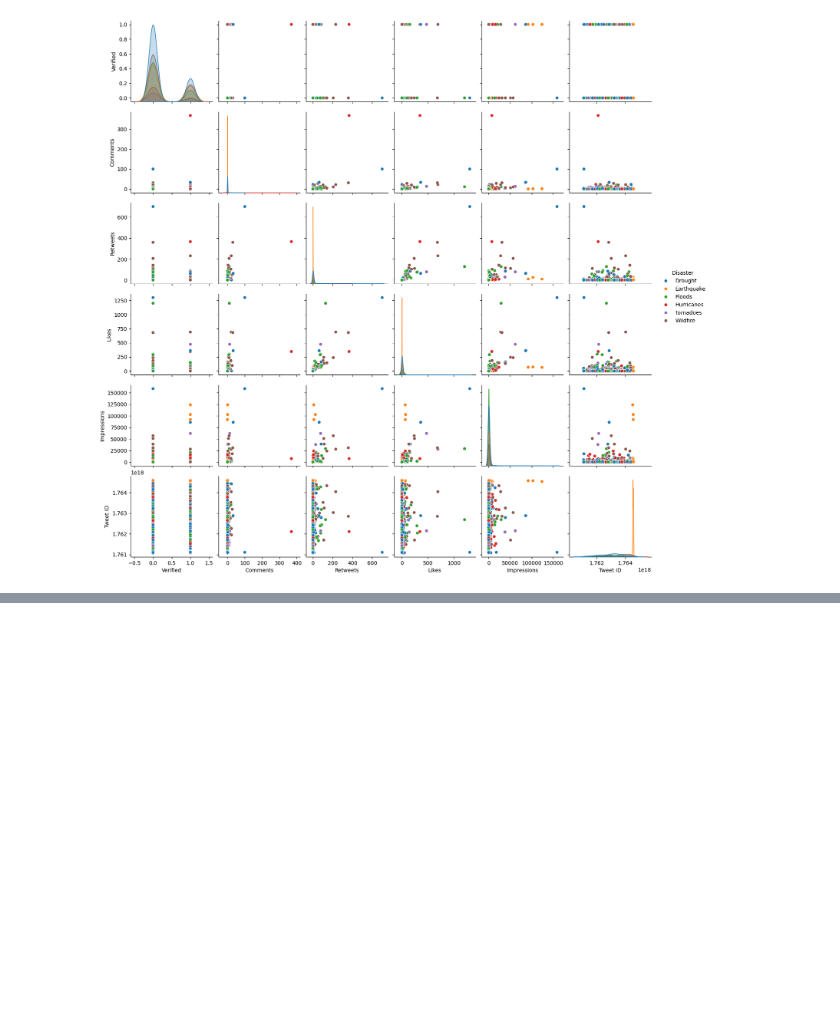
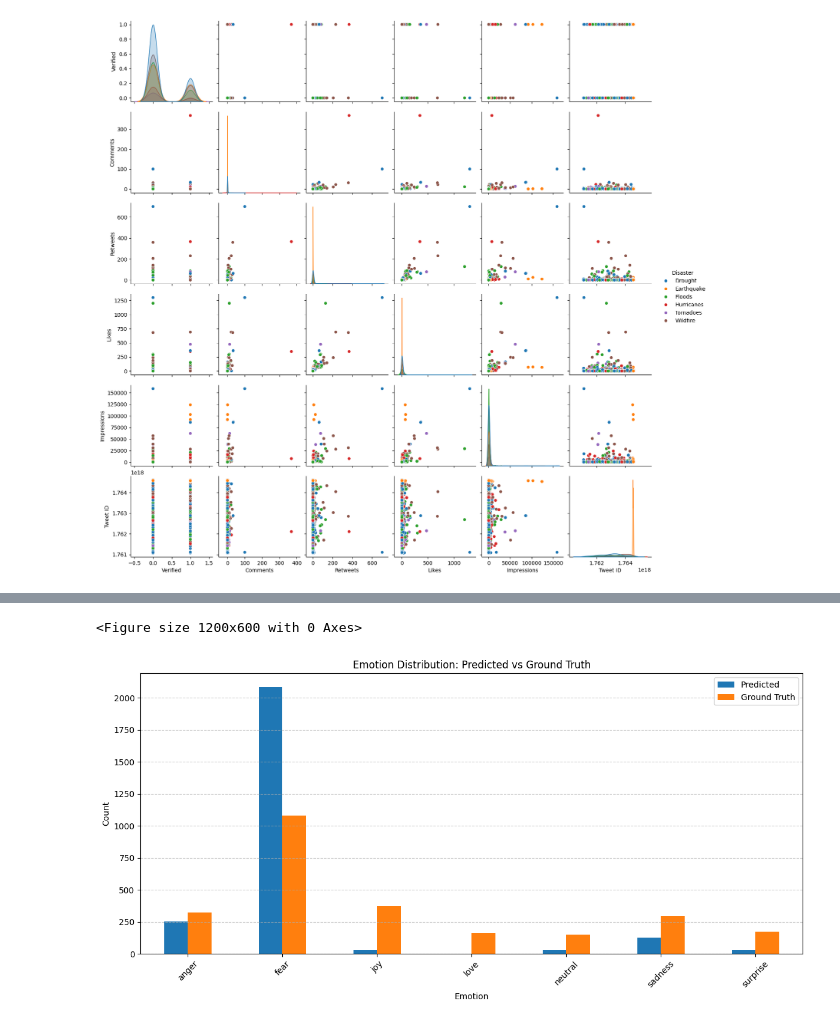
Before and after one commit to d-ioannidis/Anomaly-Detection-in-Social-Media, a Jupyter notebook: DataExploration.ipynb, the cells around one changed output, grey strips where cells are left out. Cells and saved outputs as stored; diff of their text form; code cells hidden in the pictures; blank space fills up the shorter version.

Commit message:
finished crisis management framework, adapted code for mastodon api deployment usage

```diff
--- a/DataExploration.ipynb
+++ b/DataExploration.ipynb
@@ -173,3 +182,7 @@ sns.pairplot(tweets_df, hue='Disaster')
 plt.show()
 # %% [output]
 [figure]
+# %%
+fact_checking_results = pd.read_csv("fact_check_results.csv")
+
+fact_checking_results.head()
@@ -175,0 +1005,27 @@ plt.show()
+# %%
+plt.figure(figsize=(12, 6))
+# Get emotion counts
+pred_emotion_counts = sentiment_analysis_results['Predicted_Emotion'].value_counts()
+true_emotion_counts = sentiment_analysis_results['Ground_Truth_Emotion'].value_counts()
+
+# Drop the error emotion
+pred_emotion_counts = pred_emotion_counts.drop('error')
+#true_emotion_counts = true_emotion_counts.drop('error')
+
+# Create combined DataFrame for plotting
+emotion_df = pd.DataFrame({
+    'Predicted': pred_emotion_counts,
+    'Ground Truth': true_emotion_counts
+}).fillna(0)
+
+emotion_df.plot(kind='bar', figsize=(12, 6))
+plt.title('Emotion Distribution: Predicted vs Ground Truth')
+plt.xlabel('Emotion')
+plt.ylabel('Count')
+plt.xticks(rotation=45)
+plt.tight_layout()
+plt.grid(axis='y', linestyle='--', alpha=0.7)
+plt.show()
+# %% [output]
+<Figure size 1200x600 with 0 Axes>
+[figure, added]
```
Also changed, not shown: parts of 28 cells of this notebook, 25 other files.
